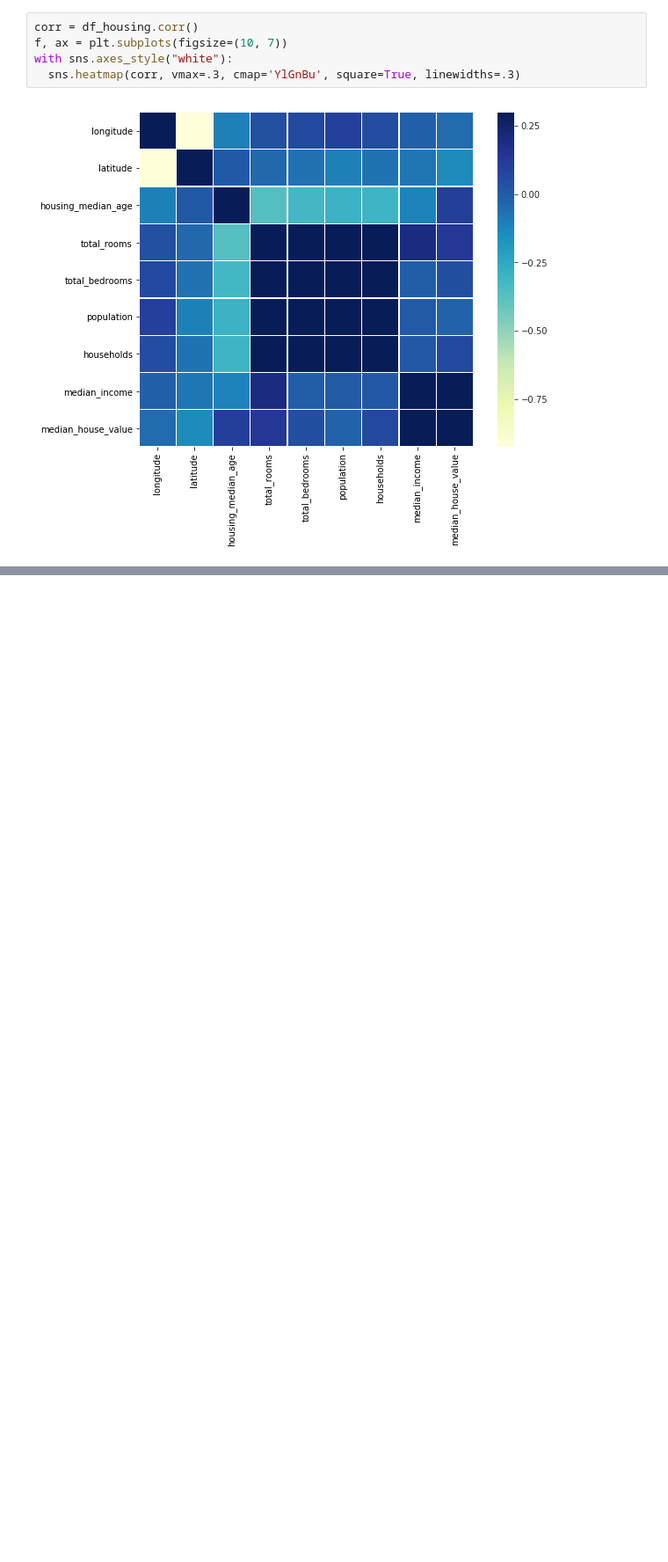
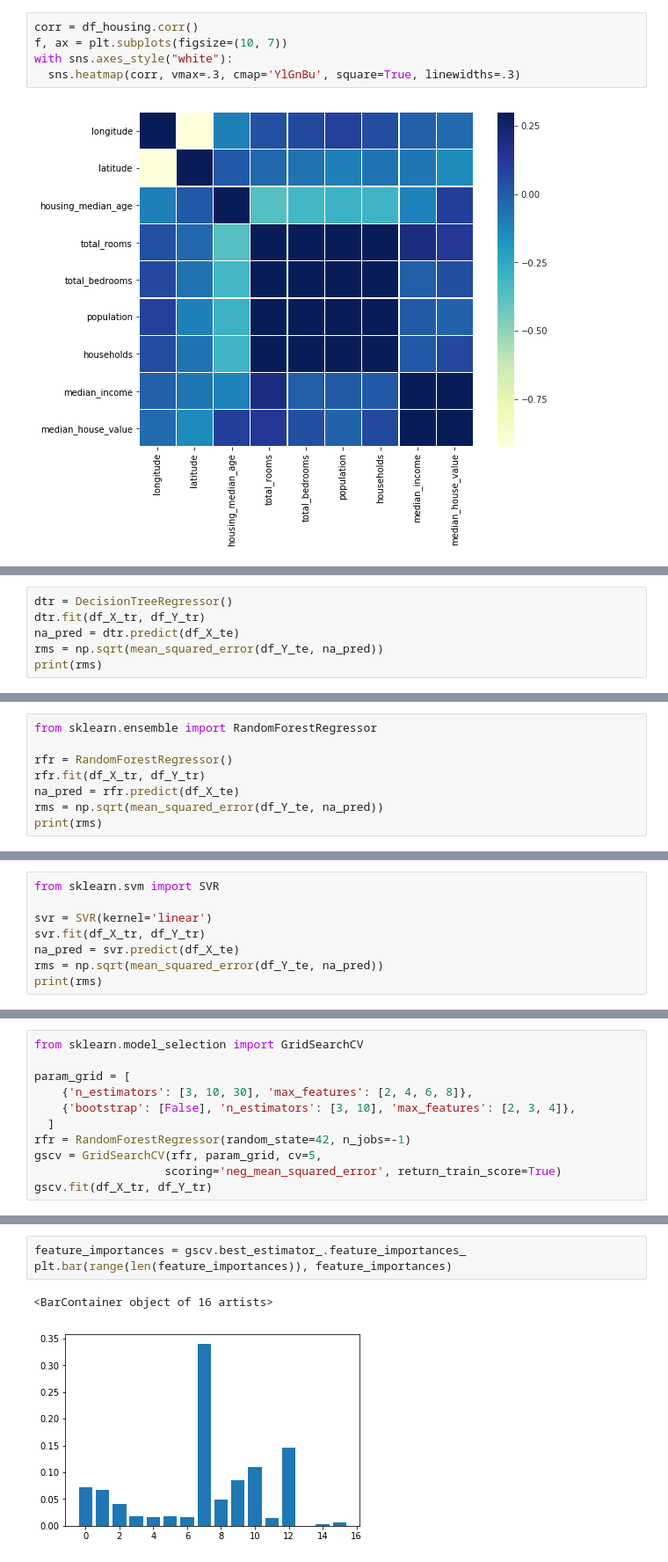
Before and after one commit to iamslash/examplesofml, a Jupyter notebook: scikitlearn/scikitlearn_HousePrices.ipynb, the cells around one changed output, grey strips where cells are left out. Shown at 88% size. Saved outputs shown, nothing was run; the diff lists cells and outputs as text; blank space fills up the shorter version.

```diff
--- a/scikitlearn/scikitlearn_HousePrices.ipynb
+++ b/scikitlearn/scikitlearn_HousePrices.ipynb
@@ -98,0 +159,6 @@ with sns.axes_style("white"):
+# %%
+dtr = DecisionTreeRegressor()
+dtr.fit(df_X_tr, df_Y_tr)
+na_pred = dtr.predict(df_X_te)
+rms = np.sqrt(mean_squared_error(df_Y_te, na_pred))
+print(rms)
@@ -98,0 +169,8 @@ with sns.axes_style("white"):
+# %%
+from sklearn.ensemble import RandomForestRegressor
+
+rfr = RandomForestRegressor()
+rfr.fit(df_X_tr, df_Y_tr)
+na_pred = rfr.predict(df_X_te)
+rms = np.sqrt(mean_squared_error(df_Y_te, na_pred))
+print(rms)
@@ -98,0 +181,8 @@ with sns.axes_style("white"):
+# %%
+from sklearn.svm import SVR
+
+svr = SVR(kernel='linear')
+svr.fit(df_X_tr, df_Y_tr)
+na_pred = svr.predict(df_X_te)
+rms = np.sqrt(mean_squared_error(df_Y_te, na_pred))
+print(rms)
@@ -98,0 +193,11 @@ with sns.axes_style("white"):
+# %%
+from sklearn.model_selection import GridSearchCV
+
+param_grid = [
+    {'n_estimators': [3, 10, 30], 'max_features': [2, 4, 6, 8]},
+    {'bootstrap': [False], 'n_estimators': [3, 10], 'max_features': [2, 3, 4]},
+  ]
+rfr = RandomForestRegressor(random_state=42, n_jobs=-1)
+gscv = GridSearchCV(rfr, param_grid, cv=5,
+                   scoring='neg_mean_squared_error', return_train_score=True)
+gscv.fit(df_X_tr, df_Y_tr)
@@ -98,0 +272,6 @@ with sns.axes_style("white"):
+# %%
+feature_importances = gscv.best_estimator_.feature_importances_
+plt.bar(range(len(feature_importances)), feature_importances)
+# %% [output]
+<BarContainer object of 16 artists>
+[figure, added]
```
Also changed, not shown: parts of 29 cells of this notebook.
